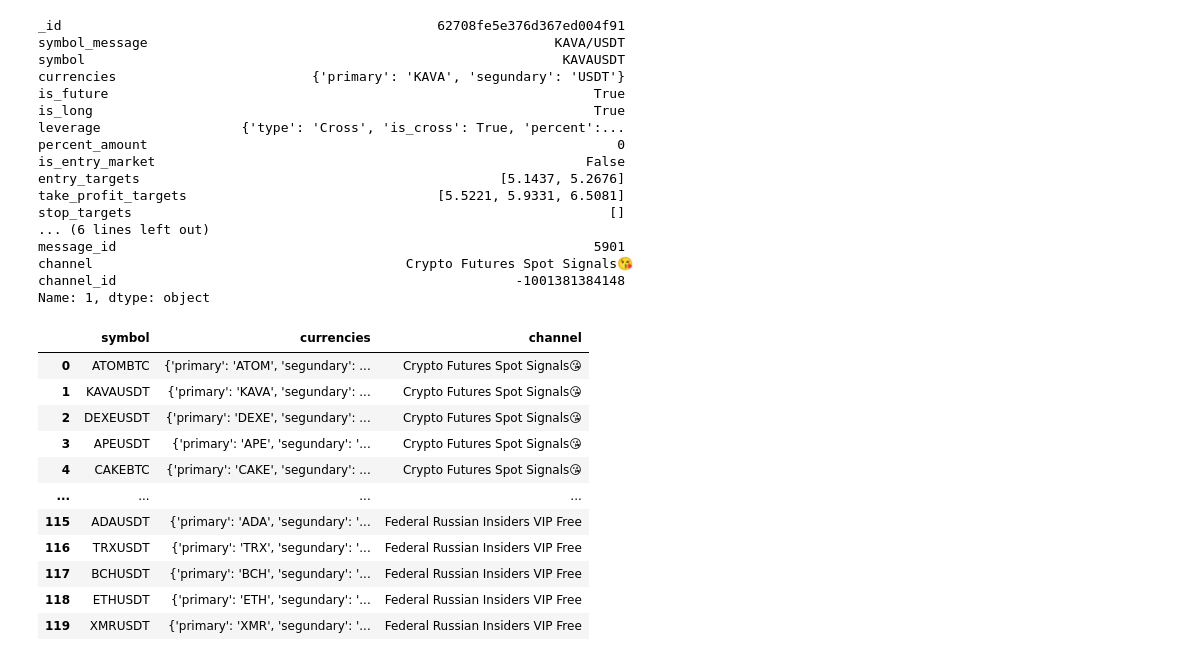
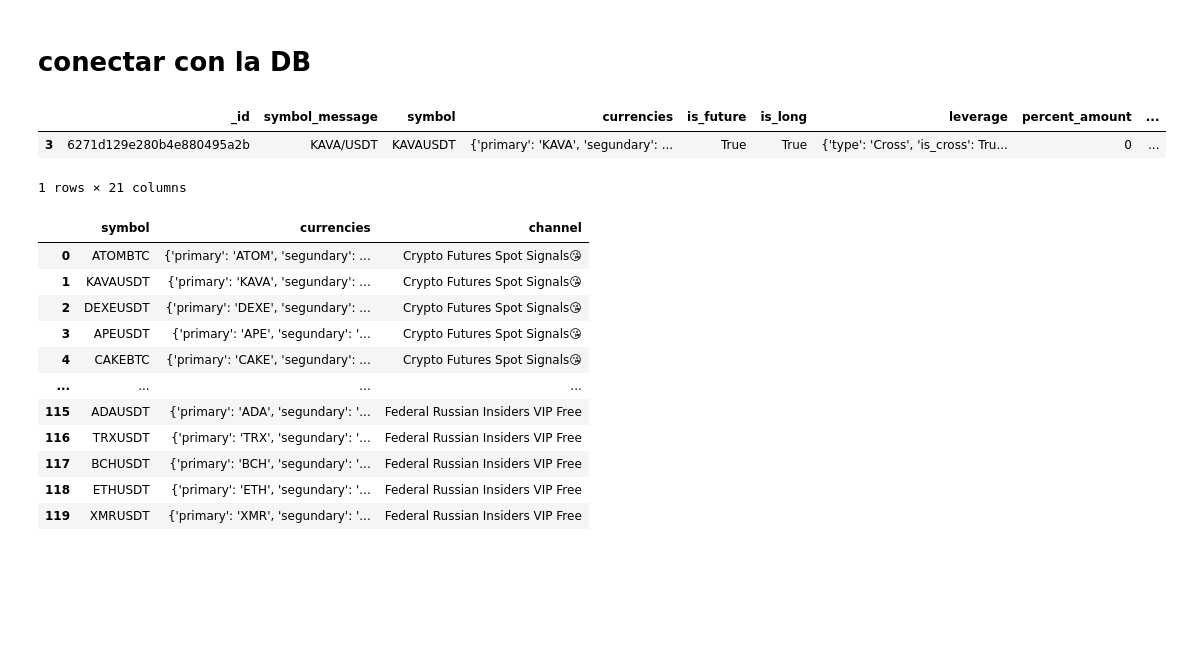
Before and after one commit to joankenobi/analisis_de_datos_copy_trading, a Jupyter notebook: Proyecto/notebooks/analisis_de_datos_prueba.ipynb, the cells around one changed output. Drawn from its saved outputs; the diff is of its cells as text; code cells hidden in the pictures; blank space fills up the shorter version.

```diff
--- a/Proyecto/notebooks/analisis_de_datos_prueba.ipynb
+++ b/Proyecto/notebooks/analisis_de_datos_prueba.ipynb
@@ -12,34 +12,23 @@ pd.options.display.float_format="{:,.1f}".format
 # %%
 #df_sygnal_data = pd.read_csv("sygnals_operations.csv")
 df_sygnal_data:pd.DataFrame = pd.read_pickle("sygnals_operations.pickle")
+# %% [markdown]
+# conectar con la DB
 # %%
 client = MongoClient('localhost', 27017)
-db=client["Back_prueba"]
+db=client["CFS_prueba"]
 #db.drop_collection()
 data= db.signals.find()
 list_data = list(data)
 # %%
 df = pd.DataFrame(list_data)
-# %%
-df.loc[1,:]
-# %% [output]
-_id                                                62708fe5e376d367ed004f91
-symbol_message                                                    KAVA/USDT
-symbol                                                             KAVAUSDT
-currencies                         {'primary': 'KAVA', 'segundary': 'USDT'}
-is_future                                                              True
-is_long                                                                True
-leverage                  {'type': 'Cross', 'is_cross': True, 'percent':...
-percent_amount                                                            0
-is_entry_market                                                       False
-entry_targets                                              [5.1437, 5.2676]
-take_profit_targets                                [5.5221, 5.9331, 6.5081]
-stop_targets                                                             []
-... (6 lines left out)
-message_id                                                             5901
-channel                                        Crypto Futures Spot Signals😘
-channel_id                                                   -1001381384148
-Name: 1, dtype: object
+# %%
+mask=df["symbol"]=="KAVAUSDT"
+df[mask].loc[:,:]
+# %% [output]
+|  | _id | symbol_message | symbol | currencies | is_future | is_long | leverage | percent_amount | ... |
+| 3 | 6271d129e280b4e880495a2b | KAVA/USDT | KAVAUSDT | {'primary': 'KAVA', 'segundary': ... | True | True | {'type': 'Cross', 'is_cross': Tru... | 0 | ... |
+1 rows × 21 columns
 # %%
 df.to_pickle('sygnals_operations.pickle',)
 # %%
```
Also changed, not shown: 2 other files.
